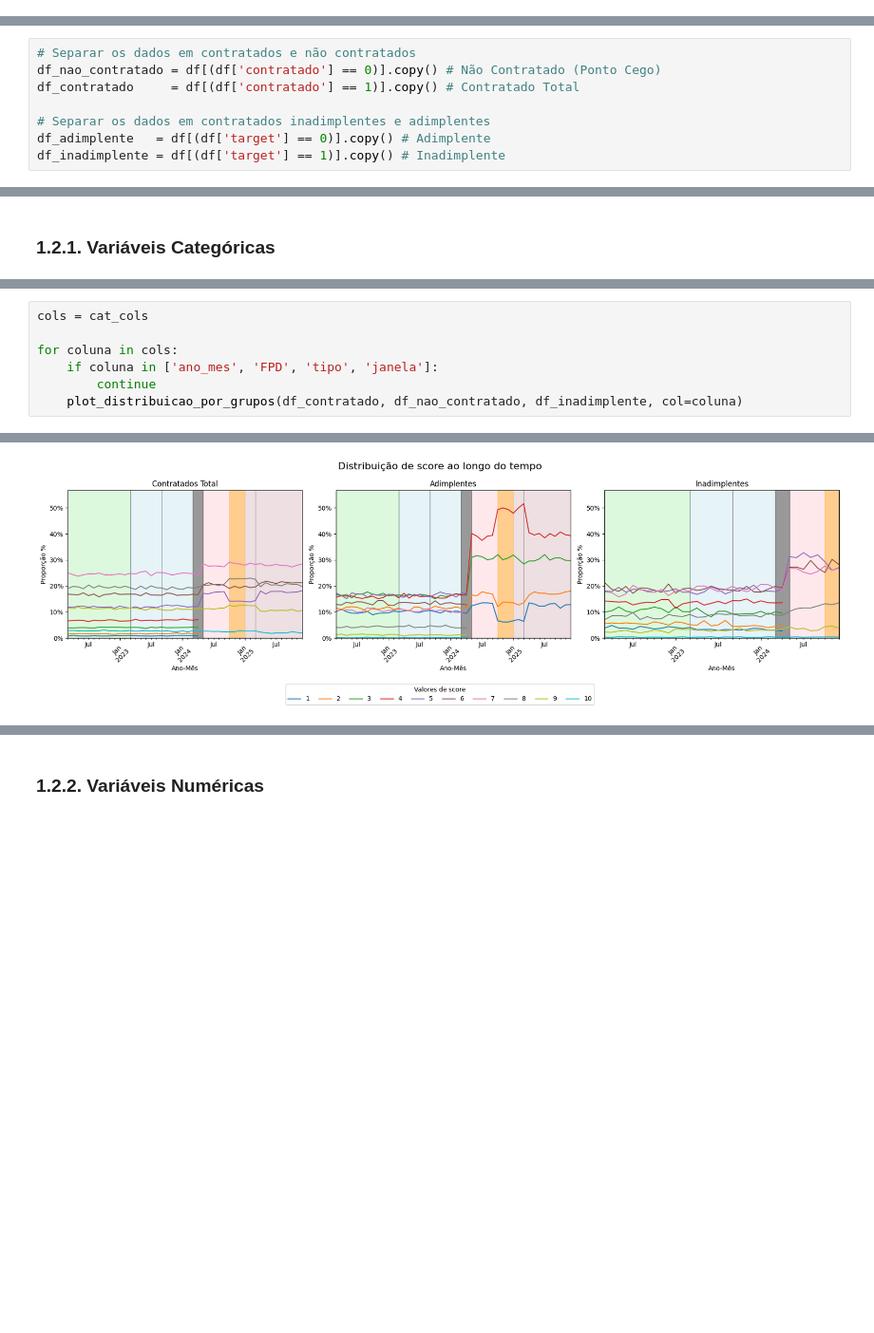
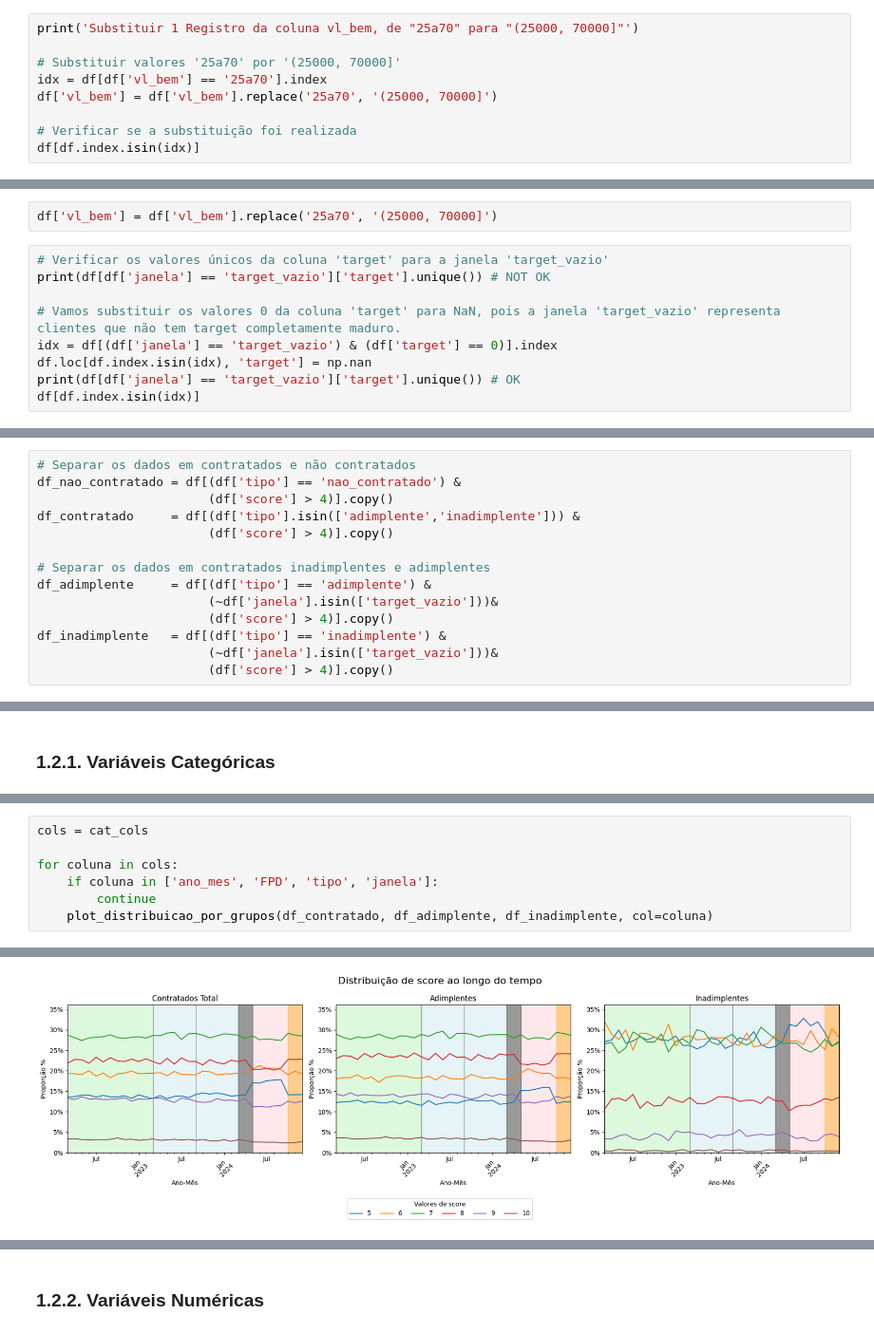
Before and after one commit to paulawehdorn/credit_default_monitoramento_de_modelos, a Jupyter notebook: notebook/mm_trab.ipynb, the cells around one changed output, grey strips where cells are left out. Shown at 95% size. Saved outputs shown, nothing was run; the diff lists cells and outputs as text; blank space fills up the shorter version.

```diff
--- a/notebook/mm_trab.ipynb
+++ b/notebook/mm_trab.ipynb
@@ -310,0 +312,9 @@ df.head()
+# %%
+print('Substituir 1 Registro da coluna vl_bem, de "25a70" para "(25000, 70000]"')
+
+# Substituir valores '25a70' por '(25000, 70000]'
+idx = df[df['vl_bem'] == '25a70'].index
+df['vl_bem'] = df['vl_bem'].replace('25a70', '(25000, 70000]')
+
+# Verificar se a substituição foi realizada
+df[df.index.isin(idx)]
@@ -310,0 +402,11 @@ df.head()
+# %%
+df['vl_bem'] = df['vl_bem'].replace('25a70', '(25000, 70000]')
+# %%
+# Verificar os valores únicos da coluna 'target' para a janela 'target_vazio'
+print(df[df['janela'] == 'target_vazio']['target'].unique()) # NOT OK
+
+# Vamos substituir os valores 0 da coluna 'target' para NaN, pois a janela 'target_vazio' representa clientes que não tem target completamente maduro.
+idx = df[(df['janela'] == 'target_vazio') & (df['target'] == 0)].index
+df.loc[df.index.isin(idx), 'target'] = np.nan
+print(df[df['janela'] == 'target_vazio']['target'].unique()) # OK
+df[df.index.isin(idx)]
@@ -370,9 +518,15 @@ renda     |
 ## 0.1. Filtro e seleção
 # %%
 # Separar os dados em contratados e não contratados
-df_nao_contratado = df[(df['contratado'] == 0)].copy() # Não Contratado (Ponto Cego)
-df_contratado     = df[(df['contratado'] == 1)].copy() # Contratado Total
+df_nao_contratado = df[(df['tipo'] == 'nao_contratado') &
+                       (df['score'] > 4)].copy()
+df_contratado     = df[(df['tipo'].isin(['adimplente','inadimplente'])) &
+                       (df['score'] > 4)].copy()
 
 # Separar os dados em contratados inadimplentes e adimplentes
-df_adimplente   = df[(df['target'] == 0)].copy() # Adimplente
-df_inadimplente = df[(df['target'] == 1)].copy() # Inadimplente
+df_adimplente     = df[(df['tipo'] == 'adimplente') &
+                       (~df['janela'].isin(['target_vazio']))&
+                       (df['score'] > 4)].copy()
+df_inadimplente   = df[(df['tipo'] == 'inadimplente') &
+                       (~df['janela'].isin(['target_vazio']))&
+                       (df['score'] > 4)].copy()
@@ -609,5 +615,5 @@ cols = cat_cols
 for coluna in cols:
     if coluna in ['ano_mes', 'FPD', 'tipo', 'janela']:
         continue
-    plot_distribuicao_por_grupos(df_contratado, df_nao_contratado, df_inadimplente, col=coluna)
+    plot_distribuicao_por_grupos(df_contratado, df_adimplente, df_inadimplente, col=coluna)
 # %% [output]
@@ -622 +628 @@ for coluna in cols:
-[figure, old version]
+[figure, new version]
```
Also changed, not shown: parts of 32 cells of this notebook.
